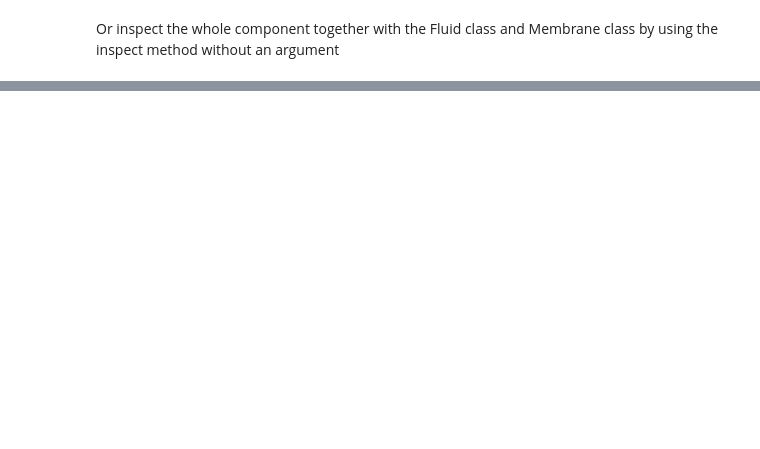
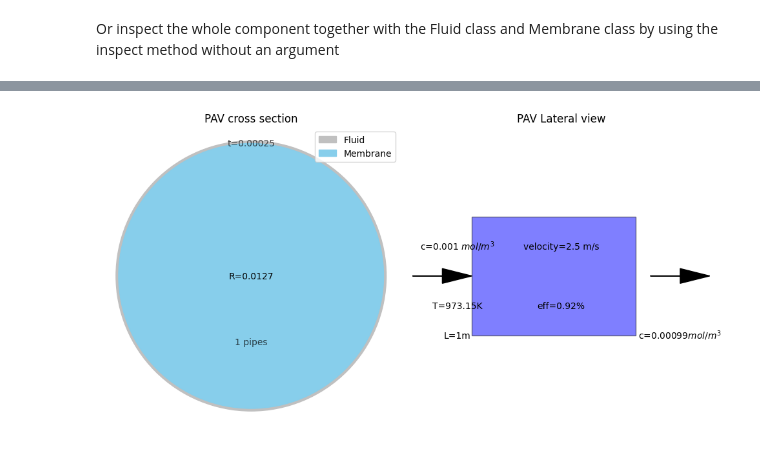
Before and after one commit to gabriele-ferrero/TRIOMA, a Jupyter notebook: Examples/tutorial.ipynb, the cells around one changed output, grey strips where cells are left out. Saved outputs shown, nothing was run; the diff lists cells and outputs as text; code cells hidden in the pictures; blank space fills up the shorter version.

Commit message:
Add the plot_component function and the name variable in Component class for easy inspection

```diff
--- a/Examples/tutorial.ipynb
+++ b/Examples/tutorial.ipynb
@@ -26,7 +26,7 @@ Now we define a component. It takes as input a fluid, a membrane and the inlet c
 # %%
 PAV_geom=Geometry(L=1,D=25.4E-3, thick=0.25E-3)
 c_in=1E-3
-PAV = Component(c_in=c_in, geometry=PAV_geom,fluid=flibe, membrane=Steel)
+PAV = Component(c_in=c_in, geometry=PAV_geom,fluid=flibe, membrane=Steel, name='PAV')
 # %% [markdown]
 Now we can use pre-built methods to evaluate the T extraction efficiency of the component and the outlet concentration.
 # %%
@@ -47,6 +47,7 @@ Relative efficiency error 4.333292735561642e-05
 Or inspect the whole component together with the Fluid class and Membrane class by using the inspect method without an argument
 # %%
 PAV.inspect()
+PAV.plot_component()
 # %% [output]
 c_in: 0.001
 geometry is a <class 'tools.component_tools.Geometry'> class, printing its variables:
@@ -67,0 +69 @@ eff_an: 0.009232227333490273
+[figure, added]
```
Also changed, not shown: parts of 2 cells of this notebook, 1 other file.
